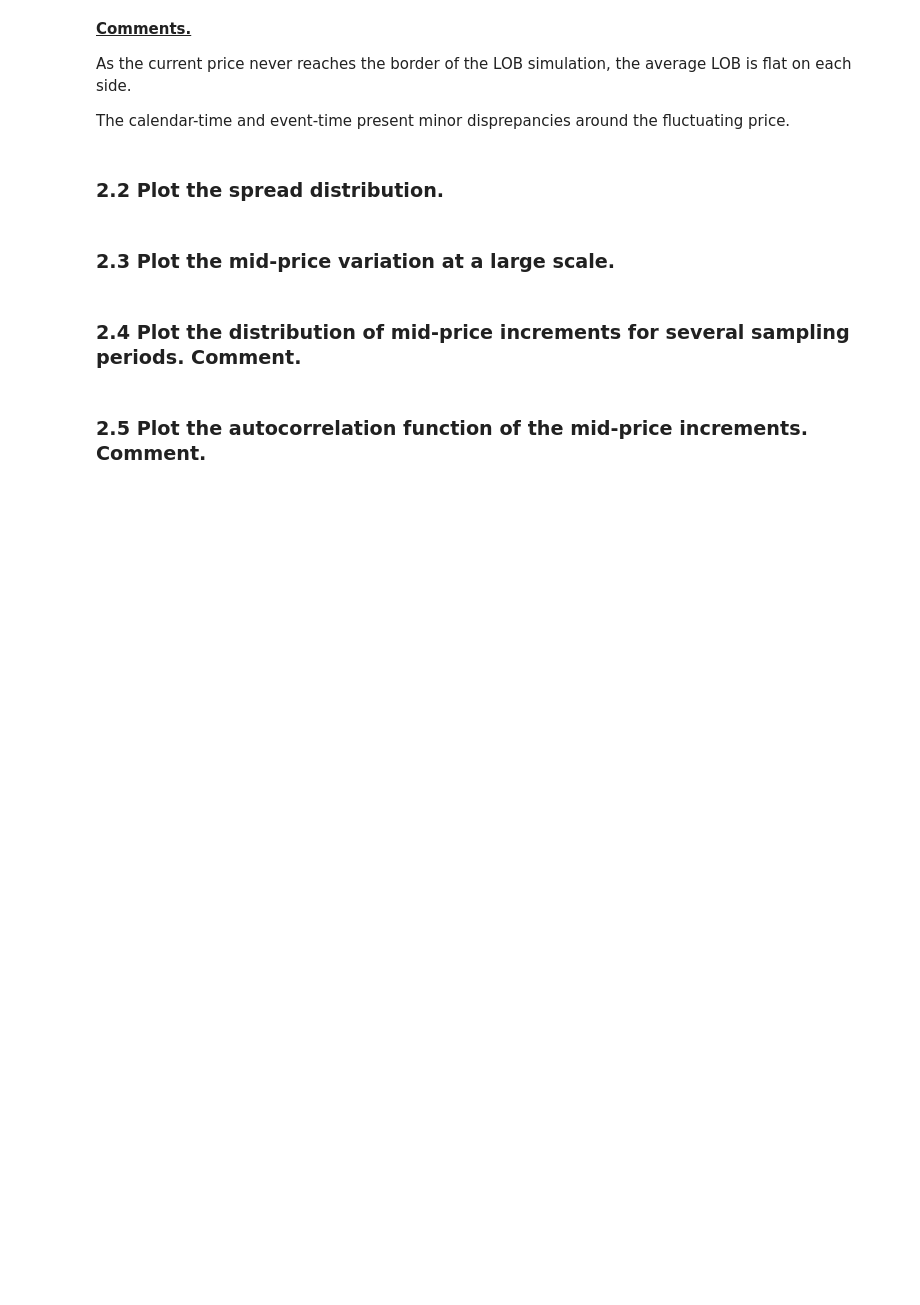
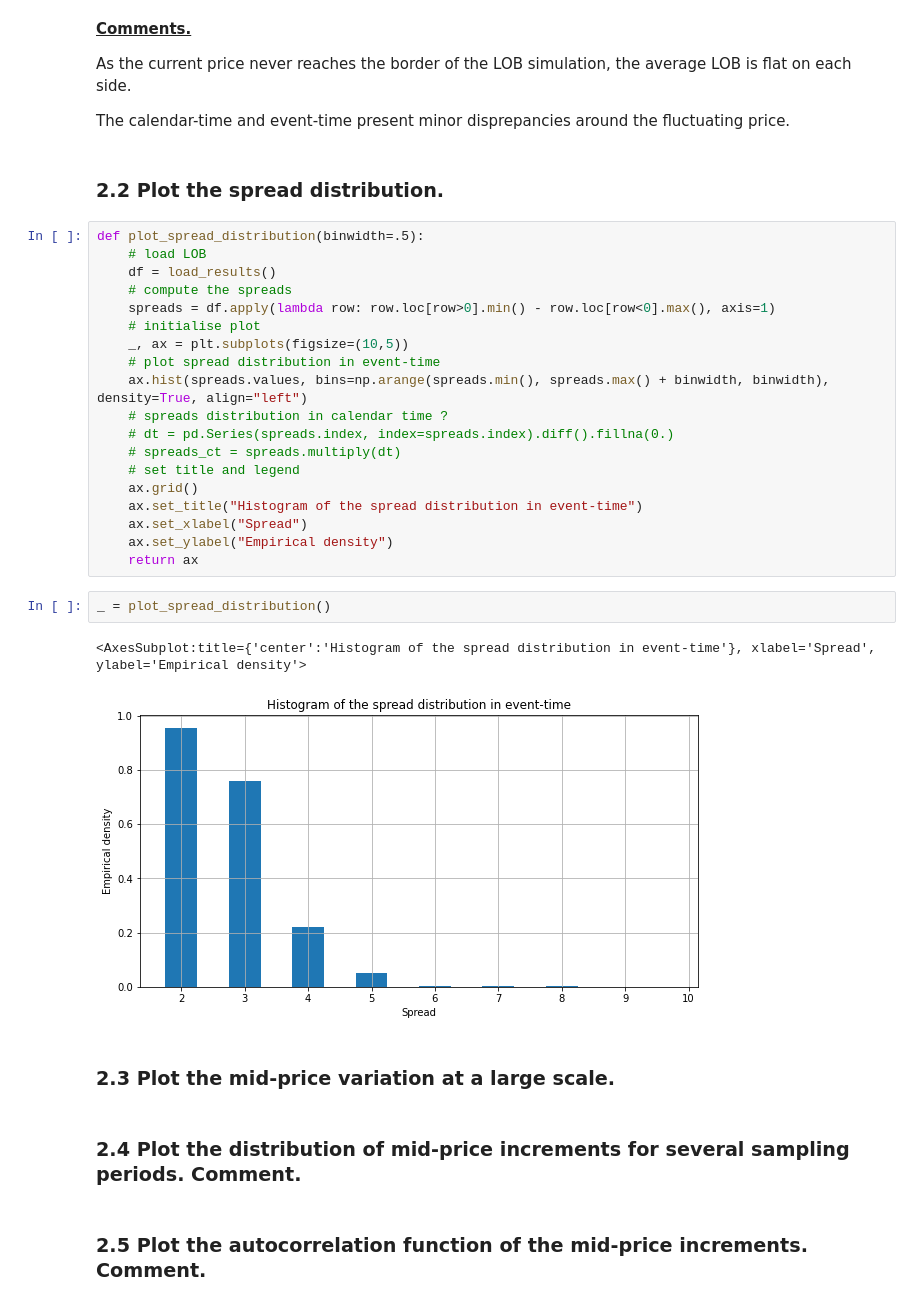
Before and after one commit to PierreArtigalaCS/DHF, a Jupyter notebook: DHF-LAB6-ARTIGALA-CHATAIGNAULT.ipynb, the cells around one changed output. Cells and saved outputs as stored; diff of their text form; blank space fills up the shorter version.

```diff
--- a/DHF-LAB6-ARTIGALA-CHATAIGNAULT.ipynb
+++ b/DHF-LAB6-ARTIGALA-CHATAIGNAULT.ipynb
@@ -410,6 +414,30 @@ As the current price never reaches the border of the LOB simulation, the average
 The calendar-time and event-time present minor disprepancies around the fluctuating price.
 # %% [markdown]
 ### 2.2 Plot the spread distribution.
+# %%
+def plot_spread_distribution(binwidth=.5):
+    # load LOB
+    df = load_results()
+    # compute the spreads
+    spreads = df.apply(lambda row: row.loc[row>0].min() - row.loc[row<0].max(), axis=1)
+    # initialise plot
+    _, ax = plt.subplots(figsize=(10,5))
+    # plot spread distribution in event-time
+    ax.hist(spreads.values, bins=np.arange(spreads.min(), spreads.max() + binwidth, binwidth), density=True, align="left")
+    # spreads distribution in calendar time ?
+    # dt = pd.Series(spreads.index, index=spreads.index).diff().fillna(0.)
+    # spreads_ct = spreads.multiply(dt)
+    # set title and legend
+    ax.grid()
+    ax.set_title("Histogram of the spread distribution in event-time")
+    ax.set_xlabel("Spread")
+    ax.set_ylabel("Empirical density")
+    return ax
+# %%
+_ = plot_spread_distribution()
+# %% [output]
+<AxesSubplot:title={'center':'Histogram of the spread distribution in event-time'}, xlabel='Spread', ylabel='Empirical density'>
+[figure, added]
 # %% [markdown]
 ### 2.3 Plot the mid-price variation at a large scale.
 # %% [markdown]
```
Also changed, not shown: parts of 5 cells of this notebook.
